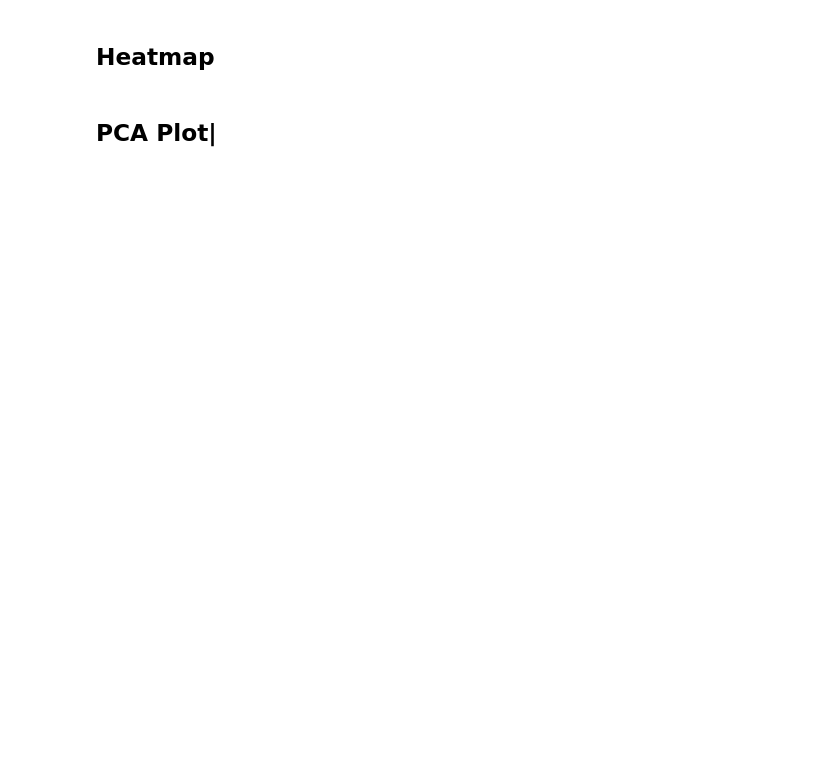
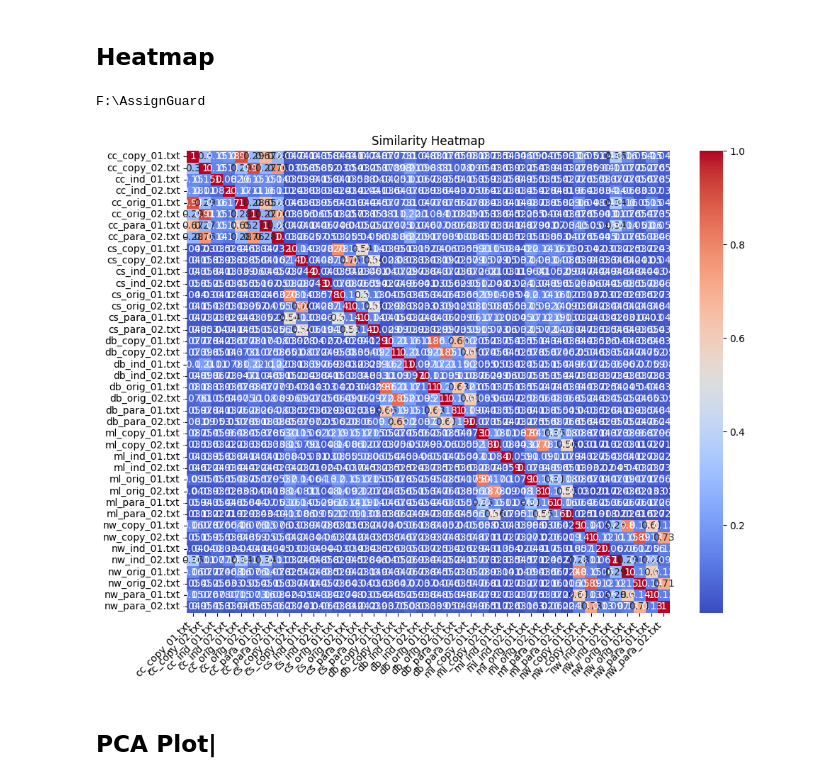
Before and after one commit to mirha55an/AssignGuard, a Jupyter notebook: notebook/notebook.ipynb, the cells around one changed output. Saved outputs shown, nothing was run; the diff lists cells and outputs as text; code cells hidden in the pictures; blank space fills up the shorter version.

Commit message:
Updated notebook and added results

```diff
--- a/notebook/notebook.ipynb
+++ b/notebook/notebook.ipynb
@@ -86,13 +126,17 @@ pairs
 # %% [markdown]
 ## Heatmap
+# %%
+print(os.getcwd())
+# %% [output]
+F:\AssignGuard
 # %%
 heatmap_fig = visualize(
     tfidf_matrix,
     doc_names,
-    save_path="results/heatmap.png"
+    save_path="notebook/results/heatmap.png"
 )
-
-heatmap_fig
+# %% [output]
+[figure, added]
 # %% [markdown]
 ## PCA Plot|
 # %%
```
Also changed, not shown: parts of 12 cells of this notebook, 5 other files.
